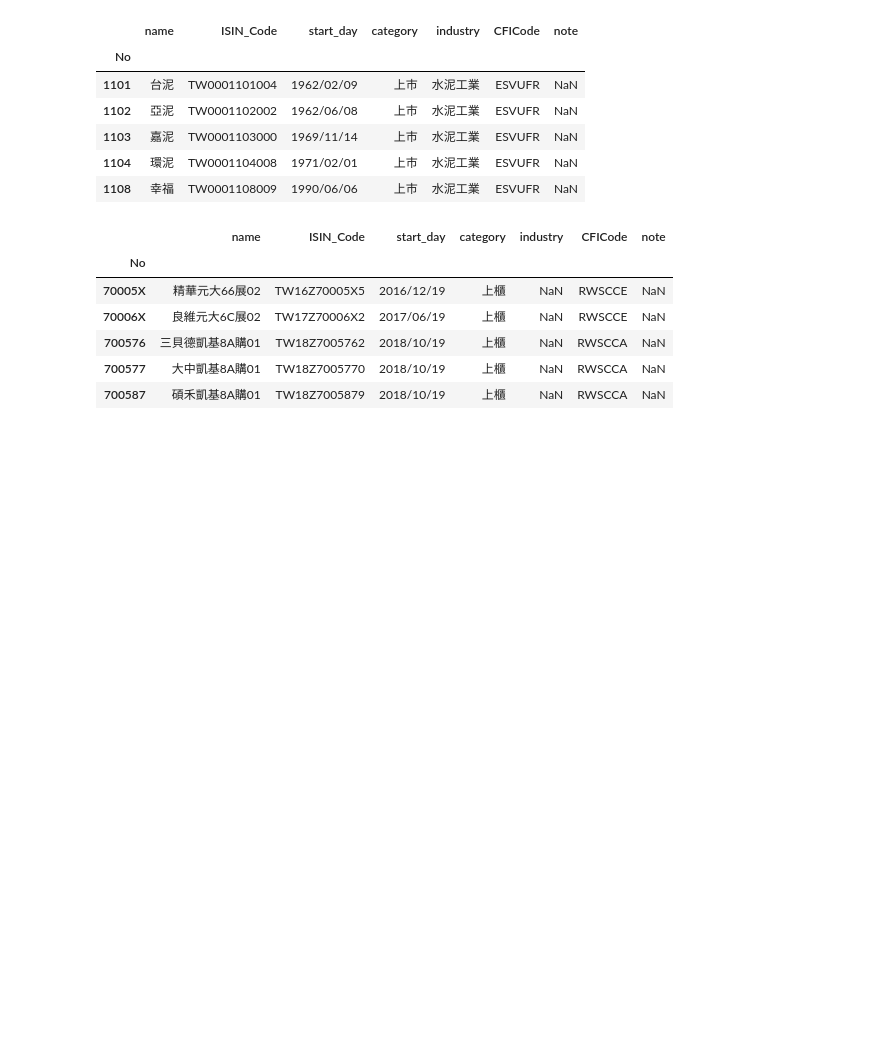
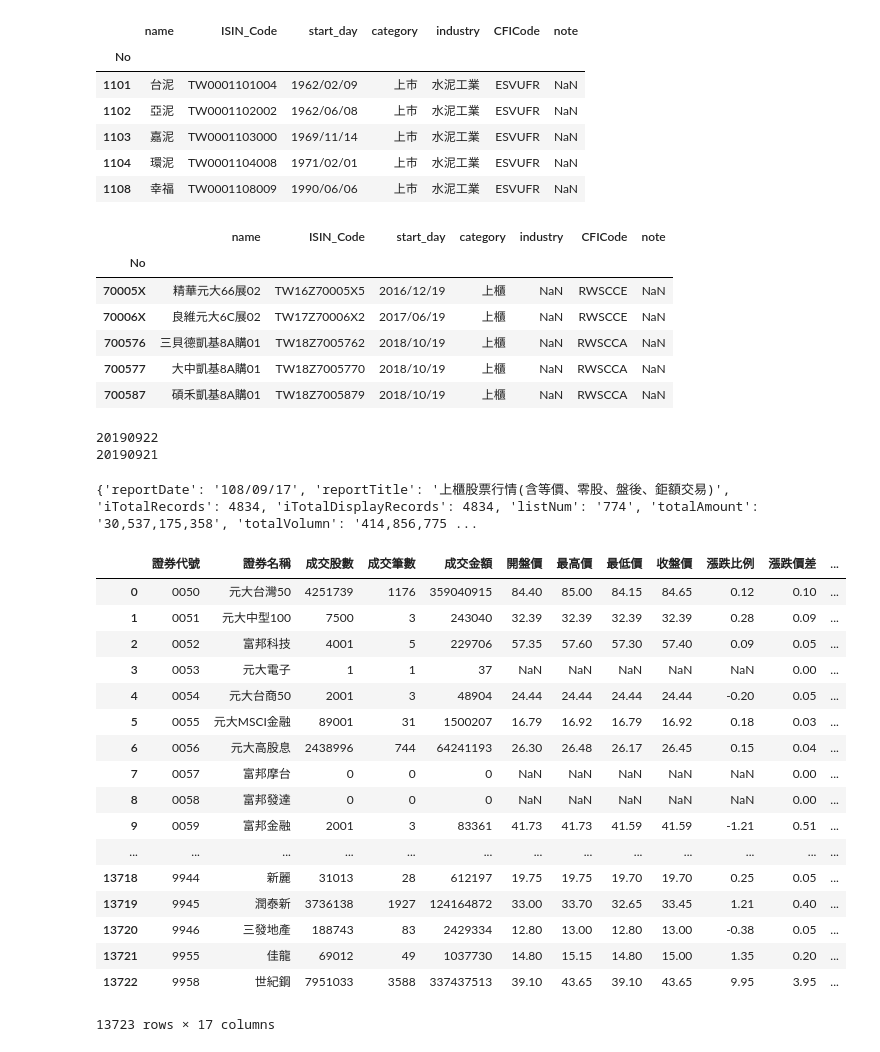
Before and after one commit to adrianwu8516/TWstock_analytic_project, a Jupyter notebook: Stock_Daily_Parser_Draft.ipynb, the cells around one changed output. Saved outputs shown, nothing was run; the diff lists cells and outputs as text; code cells hidden in the pictures; blank space fills up the shorter version.

```diff
--- a/Stock_Daily_Parser_Draft.ipynb
+++ b/Stock_Daily_Parser_Draft.ipynb
@@ -164,3 +167,65 @@ OTC_df.head()
 | 700576 | 三貝德凱基8A購01 | TW18Z7005762 | 2018/10/19 | 上櫃 | NaN | RWSCCA | NaN |
 | 700577 | 大中凱基8A購01 | TW18Z7005770 | 2018/10/19 | 上櫃 | NaN | RWSCCA | NaN |
 | 700587 | 碩禾凱基8A購01 | TW18Z7005879 | 2018/10/19 | 上櫃 | NaN | RWSCCA | NaN |
+# %%
+import datetime
+time = datetime.datetime.now()
+date_str = '{0}{1:02d}{2:02d}'.format(time.year, time.month, time.day)
+print(date_str)
+time -= timedelta(1)
+date_str = '{0}{1:02d}{2:02d}'.format(time.year, time.month, time.day)
+print(date_str)
+# %% [output]
+20190922
+20190921
+# %%
+date_str = '108/09/17'
+r = requests.get("https://www.tpex.org.tw/web/stock/aftertrading/daily_close_quotes/stk_quote_result.php?l=zh-tw&d=" + date_str)
+content = r.json()
+print(content)
+# %% [output]
+{'reportDate': '108/09/17', 'reportTitle': '上櫃股票行情(含等價、零股、盤後、鉅額交易)', 'iTotalRecords': 4834, 'iTotalDisplayRecords': 4834, 'listNum': '774', 'totalAmount': '30,537,175,358', 'totalVolumn': '414,856,775 ...
+# %%
+import requests
+from io import StringIO
+import pandas as pd
+import numpy as np
+import datetime
+
+# time = datetime.datetime.now()
+# datestr = '{0}{1:02d}{2:02d}'.format(time.year, time.month, time.day)
+datestr = '20180131'
+
+# 下載股價
+r = requests.post('https://www.twse.com.tw/exchangeReport/MI_INDEX?response=csv&date=' + datestr + '&type=ALL')
+
+# 整理資料，變成表格
+df = pd.read_csv(StringIO(r.text.replace("=", "")), header=["證券代號" in l for l in r.text.split("\n")].index(True)-1).iloc[:,range(0,16)]
+
+# 整理一些字串：
+df.iloc[:,range(2,16)] = df.iloc[:,range(2,16)].apply(lambda s: pd.to_numeric(s.astype(str).str.replace(",", "").replace("+", "1").replace("-", "-1"), errors='coerce'))
+df.iloc[:,9] = (df.iloc[:,9] * df.iloc[:,10])*100 / (df.iloc[:,8] - df.iloc[:,9] * df.iloc[:,10])
+df.rename(columns={'漲跌(+/-)':'漲跌比例'}, inplace=True)
+df = df.round({'漲跌比例':2})
+df['日期'] = pd.Series([datestr]*df.shape[0])
+# 顯示出來
+df
+# %% [output]
+|  | 證券代號 | 證券名稱 | 成交股數 | 成交筆數 | 成交金額 | 開盤價 | 最高價 | 最低價 | 收盤價 | 漲跌比例 | 漲跌價差 | ... |
+| 0 | 0050 | 元大台灣50 | 4251739 | 1176 | 359040915 | 84.40 | 85.00 | 84.15 | 84.65 | 0.12 | 0.10 | ... |
+| 1 | 0051 | 元大中型100 | 7500 | 3 | 243040 | 32.39 | 32.39 | 32.39 | 32.39 | 0.28 | 0.09 | ... |
+| 2 | 0052 | 富邦科技 | 4001 | 5 | 229706 | 57.35 | 57.60 | 57.30 | 57.40 | 0.09 | 0.05 | ... |
+| 3 | 0053 | 元大電子 | 1 | 1 | 37 | NaN | NaN | NaN | NaN | NaN | 0.00 | ... |
+| 4 | 0054 | 元大台商50 | 2001 | 3 | 48904 | 24.44 | 24.44 | 24.44 | 24.44 | -0.20 | 0.05 | ... |
+| 5 | 0055 | 元大MSCI金融 | 89001 | 31 | 1500207 | 16.79 | 16.92 | 16.79 | 16.92 | 0.18 | 0.03 | ... |
+| 6 | 0056 | 元大高股息 | 2438996 | 744 | 64241193 | 26.30 | 26.48 | 26.17 | 26.45 | 0.15 | 0.04 | ... |
+| 7 | 0057 | 富邦摩台 | 0 | 0 | 0 | NaN | NaN | NaN | NaN | NaN | 0.00 | ... |
+| 8 | 0058 | 富邦發達 | 0 | 0 | 0 | NaN | NaN | NaN | NaN | NaN | 0.00 | ... |
+| 9 | 0059 | 富邦金融 | 2001 | 3 | 83361 | 41.73 | 41.73 | 41.59 | 41.59 | -1.21 | 0.51 | ... |
+| ... | ... | ... | ... | ... | ... | ... | ... | ... | ... | ... | ... | ... |
+| 13718 | 9944 | 新麗 | 31013 | 28 | 612197 | 19.75 | 19.75 | 19.70 | 19.70 | 0.25 | 0.05 | ... |
+| 13719 | 9945 | 潤泰新 | 3736138 | 1927 | 124164872 | 33.00 | 33.70 | 32.65 | 33.45 | 1.21 | 0.40 | ... |
+| 13720 | 9946 | 三發地產 | 188743 | 83 | 2429334 | 12.80 | 13.00 | 12.80 | 13.00 | -0.38 | 0.05 | ... |
+| 13721 | 9955 | 佳龍 | 69012 | 49 | 1037730 | 14.80 | 15.15 | 14.80 | 15.00 | 1.35 | 0.20 | ... |
+| 13722 | 9958 | 世紀鋼 | 7951033 | 3588 | 337437513 | 39.10 | 43.65 | 39.10 | 43.65 | 9.95 | 3.95 | ... |
+13723 rows × 17 columns
```
Also changed, not shown: parts of 11 cells of this notebook, 4 other files.
